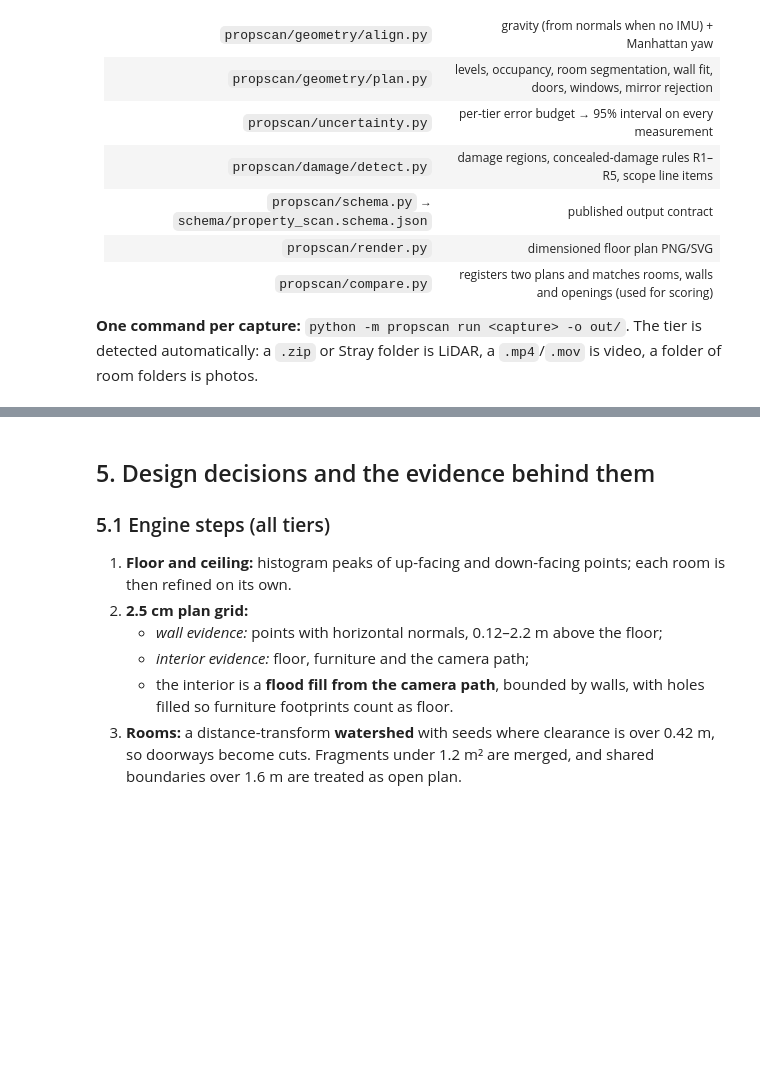
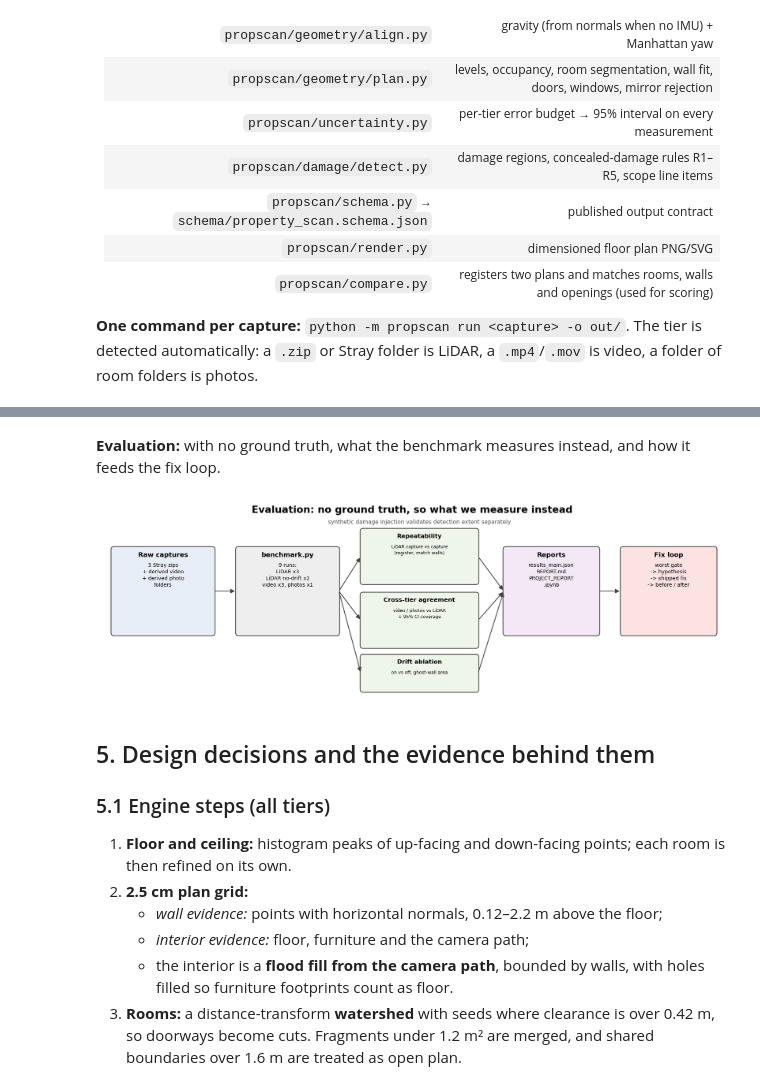
Before and after one commit to dhanoliya-ji/PropertyScan-AI, a Jupyter notebook: PROJECT_REPORT.ipynb, the cells around one changed output, grey strips where cells are left out. Saved outputs shown, nothing was run; the diff lists cells and outputs as text; code cells hidden in the pictures; blank space fills up the shorter version.

```diff
--- a/PROJECT_REPORT.ipynb
+++ b/PROJECT_REPORT.ipynb
@@ -125,3 +146,9 @@ capture ──► tier front-end ──► FrameSet {depth_i, mask_i, K_i, pose_
+# %% [markdown]
+**Evaluation:** with no ground truth, what the benchmark measures instead, and how it feeds the fix loop.
+# %%
+Image(filename="docs/img/diagram_evaluation.png", width=1000)
+# %% [output]
+[figure, added]
 # %% [markdown]
 ## 5. Design decisions and the evidence behind them
 
```
Also changed, not shown: parts of 7 cells of this notebook, 7 other files.
